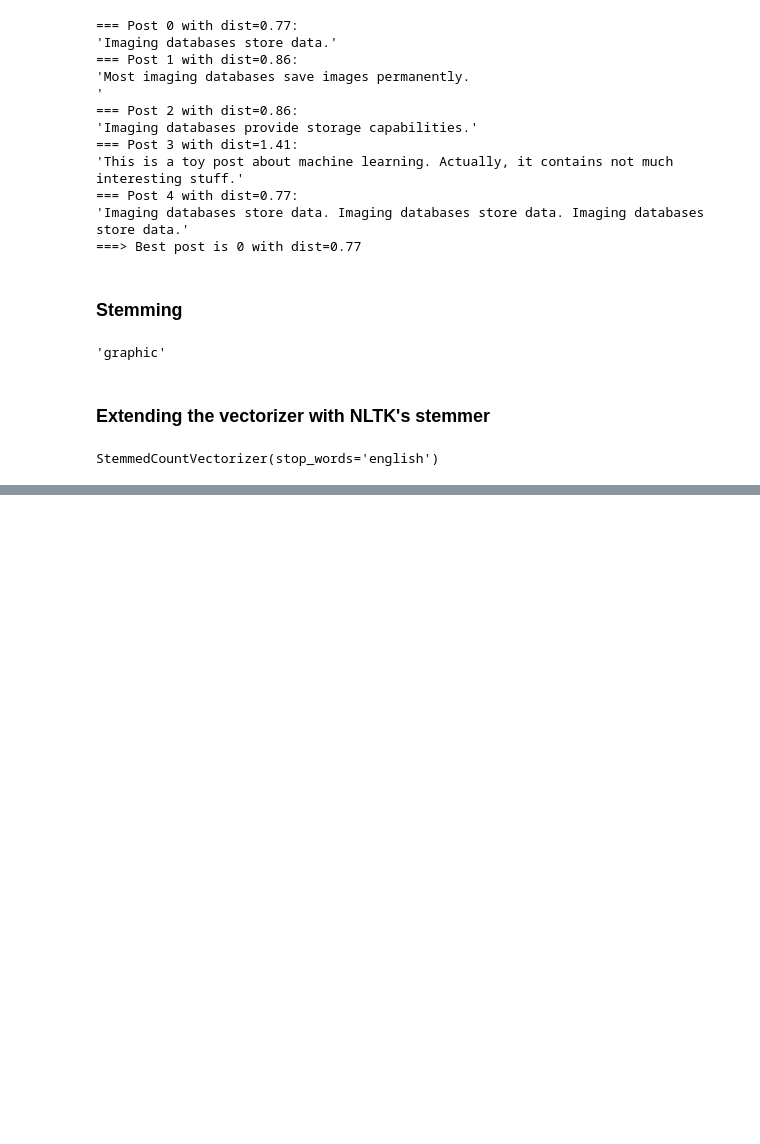
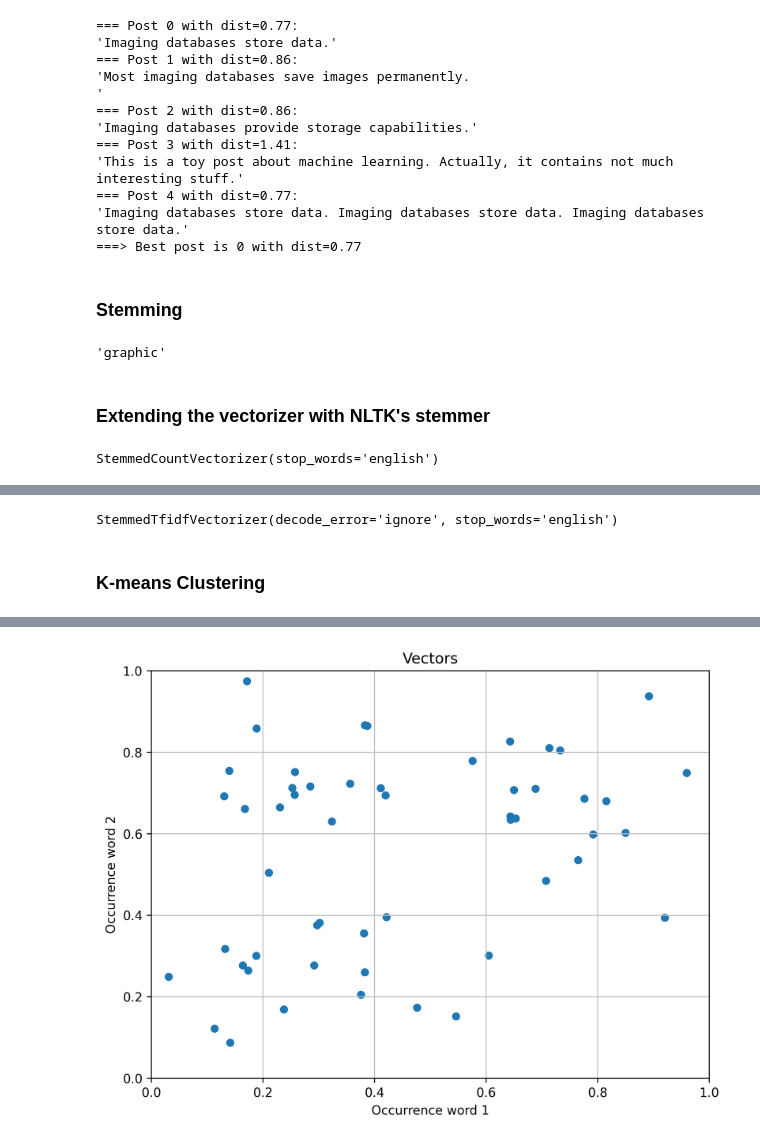
Before and after one commit to RamrajCh/COMP484-MachineLearning, a Jupyter notebook: Assign3/Assign3.ipynb, the cells around one changed output, grey strips where cells are left out. Saved outputs shown, nothing was run; the diff lists cells and outputs as text; code cells hidden in the pictures; blank space fills up the shorter version.

```diff
--- a/Assign3/Assign3.ipynb
+++ b/Assign3/Assign3.ipynb
@@ -7,6 +7,13 @@
 ## Chapter 6 - Clustering – Finding Related Posts
 # %% [markdown]
 ___
+# %%
+import numpy as np
+from matplotlib import pyplot as plt
+
+%matplotlib inline
+
+DPI = 300
 # %% [markdown]
 ### Converting raw test into a bag of words
 # %% [markdown]
@@ -225,0 +286,58 @@ print(vect_engl_stem.get_feature_names())
+# %%
+from sklearn.feature_extraction.text import TfidfVectorizer
+
+class StemmedTfidfVectorizer(TfidfVectorizer):
+
+    def build_analyzer(self):
+        analyzer = super(TfidfVectorizer, self).build_analyzer()
+        return lambda doc: (english_stemmer.stem(w) for w in analyzer(doc))
+
+vect_tfidf = StemmedTfidfVectorizer(#min_df=10, max_df=0.5,
+                                    stop_words='english', decode_error='ignore')
+print(vect_tfidf)
+# %% [output]
+StemmedTfidfVectorizer(decode_error='ignore', stop_words='english')
+# %% [markdown]
+### K-means Clustering
+# %%
+from sklearn.cluster import KMeans
+
+seed = 2
+np.random.seed(seed)  # to reproduce the data later on
+
+num_clusters = 3
+
+
+def plot_clustering(x, y, title, mx=None, ymax=None, xmin=None, km=None):
+    plt.figure(num=None, figsize=(8, 6), dpi=DPI)
+    if km:
+        plt.scatter(x, y, s=30, c=km.predict(list(zip(x, y))))
+    else:
+        plt.scatter(x, y, s=30)
+
+    plt.title(title)
+    plt.xlabel("Occurrence word 1")
+    plt.ylabel("Occurrence word 2")
+
+    plt.autoscale(tight=True)
+    plt.ylim(ymin=0, ymax=1)
+    plt.xlim(xmin=0, xmax=1)
+    plt.grid(True, linestyle='-', color='0.75')
+
+    return plt
+
+
+xw1 = scipy.stats.norm(loc=0.3, scale=.15).rvs(20)
+yw1 = scipy.stats.norm(loc=0.3, scale=.15).rvs(20)
+
+xw2 = scipy.stats.norm(loc=0.7, scale=.15).rvs(20)
+yw2 = scipy.stats.norm(loc=0.7, scale=.15).rvs(20)
+
+xw3 = scipy.stats.norm(loc=0.2, scale=.15).rvs(20)
+yw3 = scipy.stats.norm(loc=0.8, scale=.15).rvs(20)
+
+x = np.append(np.append(xw1, xw2), xw3)
+y = np.append(np.append(yw1, yw2), yw3)
+
+plot_clustering(x, y, "Vectors")
+# %% [output]
@@ -225,0 +345 @@ print(vect_engl_stem.get_feature_names())
+[figure, added]
```
Also changed, not shown: parts of 33 cells of this notebook.
